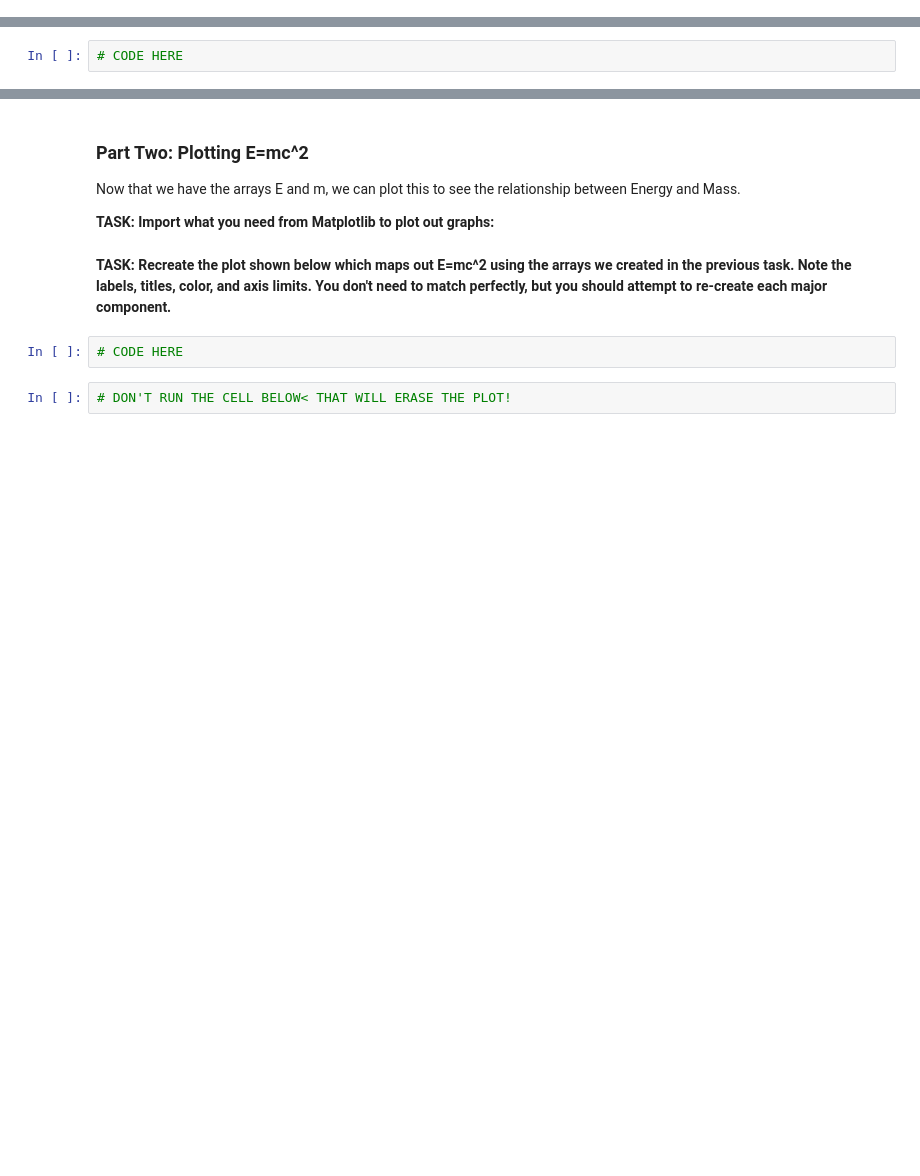
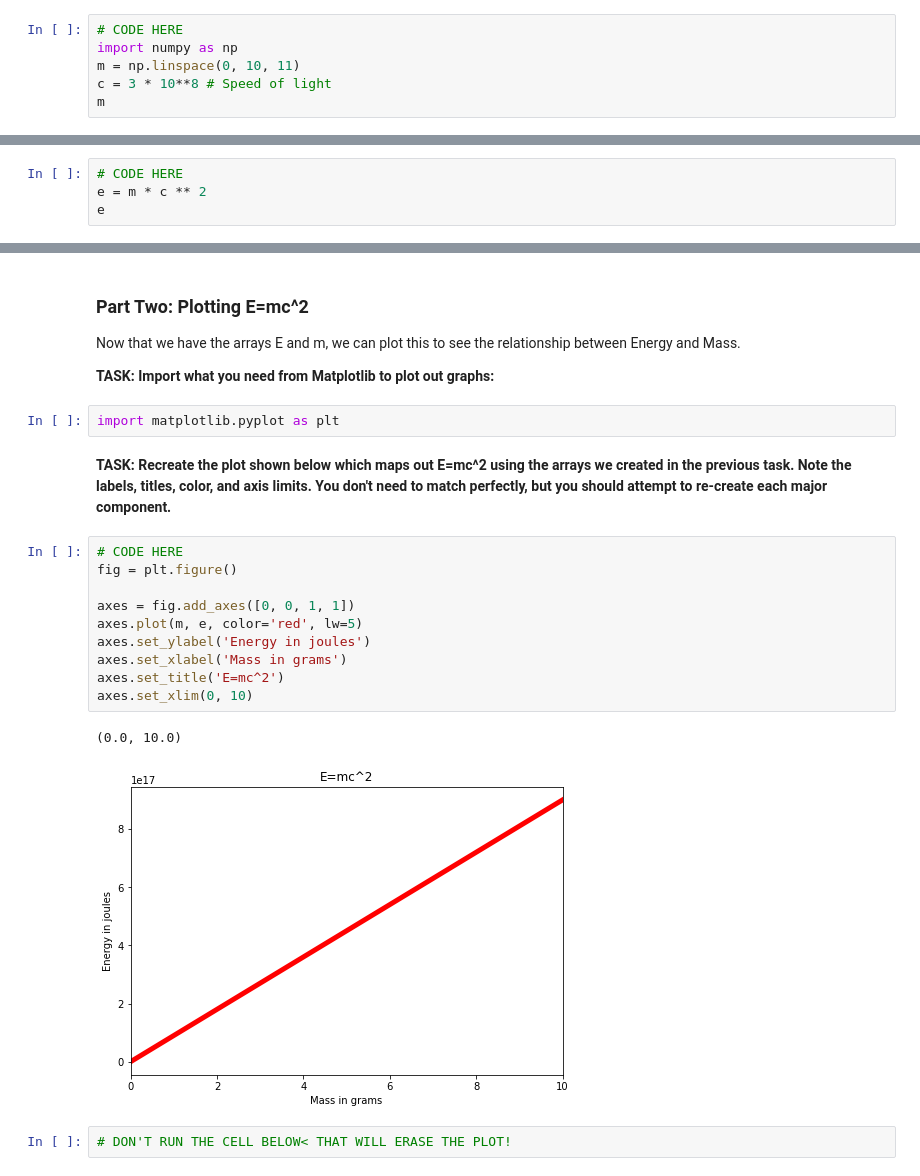
Before and after one commit to alpha-nero1/2021-Python-for-Machine-Learning-Data-Science-Masterclass, a Jupyter notebook: 04-Matplotlib/04-Matplotlib Exercises .ipynb, the cells around one changed output, grey strips where cells are left out. Saved outputs shown, nothing was run; the diff lists cells and outputs as text; blank space fills up the shorter version.

```diff
--- a/04-Matplotlib/04-Matplotlib Exercises .ipynb
+++ b/04-Matplotlib/04-Matplotlib Exercises .ipynb
@@ -33,0 +32,6 @@ Use your knowledge of Numpy to create two arrays: E and m , where **m** is simpl
+# %%
+# CODE HERE
+import numpy as np
+m = np.linspace(0, 10, 11)
+c = 3 * 10**8 # Speed of light
+m
@@ -38,3 +44,5 @@ The array m should look like this:
 [ 0.  1.  2.  3.  4.  5.  6.  7.  8.  9. 10.]
 # %%
 # CODE HERE
+e = m * c ** 2
+e
@@ -50,10 +61,23 @@ The array E should look like this:
 Now that we have the arrays E and m, we can plot this to see the relationship between Energy and Mass.
 
 **TASK: Import what you need from Matplotlib to plot out graphs:**
+# %%
+import matplotlib.pyplot as plt
 # %% [markdown]
 **TASK: Recreate the plot shown below which maps out E=mc^2 using the arrays we created in the previous task. Note the labels, titles, color, and axis limits. You don't need to match perfectly, but you should attempt to re-create each major component.**
-# %%
-# CODE HERE
+# %%
+# CODE HERE
+fig = plt.figure()
+
+axes = fig.add_axes([0, 0, 1, 1])
+axes.plot(m, e, color='red', lw=5)
+axes.set_ylabel('Energy in joules')
+axes.set_xlabel('Mass in grams')
+axes.set_title('E=mc^2')
+axes.set_xlim(0, 10)
+# %% [output]
+(0.0, 10.0)
+[figure, added]
 # %%
 # DON'T RUN THE CELL BELOW< THAT WILL ERASE THE PLOT!
 # %%
```
Also changed, not shown: parts of 13 cells of this notebook, 5 other files.
